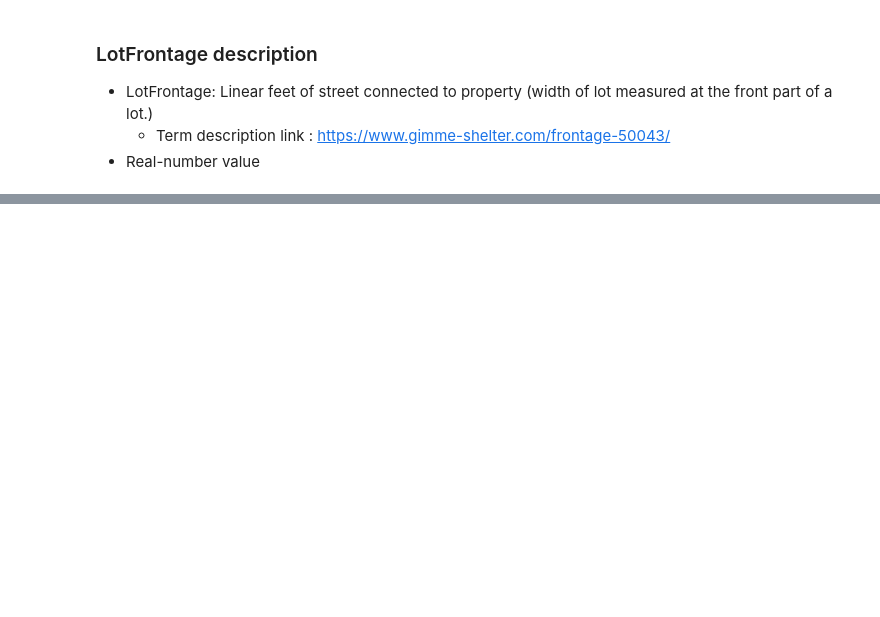
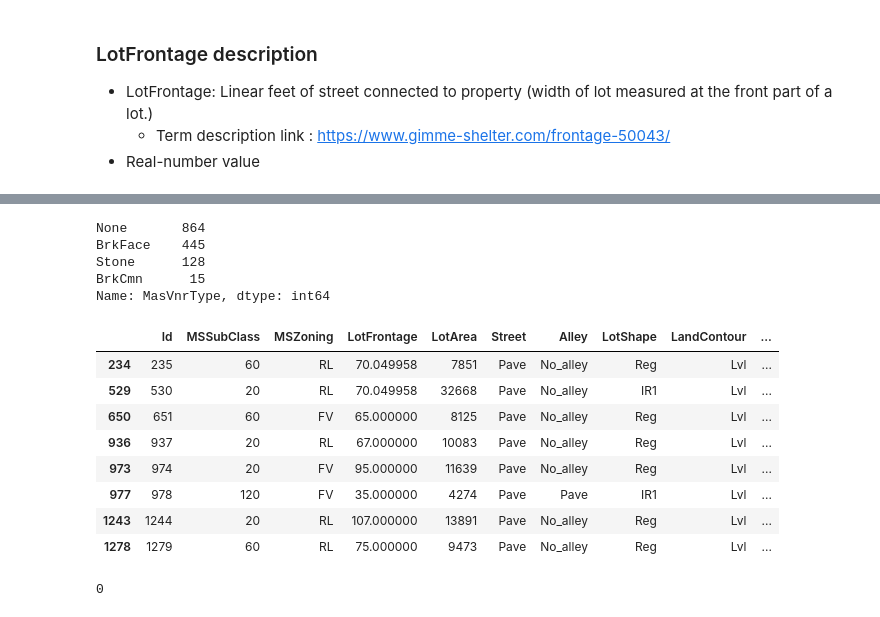
Before and after one commit to young-hun-jo/KaggleStruggle, a Jupyter notebook: house_price/predict_house_price.ipynb, the cells around one changed output, grey strips where cells are left out. Saved outputs shown, nothing was run; the diff lists cells and outputs as text; code cells hidden in the pictures; blank space fills up the shorter version.

```diff
--- a/house_price/predict_house_price.ipynb
+++ b/house_price/predict_house_price.ipynb
@@ -348,0 +290,7 @@ data['LotFrontage'].isnull().sum()
+# %%
+# user MICE(Multiple Imputation by Chained Equation) method for real-value columns('Frontage').
+from sklearn.experimental import enable_iterative_imputer
+from sklearn.impute import IterativeImputer
+
+imp = IterativeImputer(max_iter=50, verbose=1, add_indicator=True, random_state=42)
+after_imp = imp.fit_transform(np.array(train['LotFrontage']).reshape(-1,1))
@@ -348,0 +316,35 @@ data['LotFrontage'].isnull().sum()
+# %%
+missing_df['MasVnrType'].value_counts()
+# %% [output]
+None       864
+BrkFace    445
+Stone      128
+BrkCmn      15
+Name: MasVnrType, dtype: int64
+# %%
+# "None" value dosen't have same meaning contrary with NaN value in 'MasVnrType' column.
+# So, I decided to use ' ? ' method to fill categorical missing value
+train[train['MasVnrType'].isnull()]
+# %% [output]
+|  | Id | MSSubClass | MSZoning | LotFrontage | LotArea | Street | Alley | LotShape | LandContour | ... |
+| 234 | 235 | 60 | RL | 70.049958 | 7851 | Pave | No_alley | Reg | Lvl | ... |
+| 529 | 530 | 20 | RL | 70.049958 | 32668 | Pave | No_alley | IR1 | Lvl | ... |
+| 650 | 651 | 60 | FV | 65.000000 | 8125 | Pave | No_alley | Reg | Lvl | ... |
+| 936 | 937 | 20 | RL | 67.000000 | 10083 | Pave | No_alley | Reg | Lvl | ... |
+| 973 | 974 | 20 | FV | 95.000000 | 11639 | Pave | No_alley | Reg | Lvl | ... |
+| 977 | 978 | 120 | FV | 35.000000 | 4274 | Pave | Pave | IR1 | Lvl | ... |
+| 1243 | 1244 | 20 | RL | 107.000000 | 13891 | Pave | No_alley | Reg | Lvl | ... |
+| 1278 | 1279 | 60 | RL | 75.000000 | 9473 | Pave | No_alley | Reg | Lvl | ... |
+# %%
+# Use 'sklearn-pandas CategoricalImputer' method. Because the missing values are categorical values. 'DNN algorithm' or 'KNN algorithm'
+# method is only applied to numeric values.
+# 'sklearn-pandas CategoricalImputer' uses method which replcaed missing values with the most frequent values in the columns.
+# change directory
+os.chdir(r'C:\Users\joyh1\Desktop\GitRepo\KaggleStruggle\house_price')
+from sklearn_pandas import CategoricalImputer
+imp = CategoricalImputer()
+MasVnrType = imp.fit_transform(train['MasVnrType'])
+train['MasVnrType'] = np.array(MasVnrType)
+train['MasVnrType'].isnull().sum()
+# %% [output]
+0
```
Also changed, not shown: parts of 54 cells of this notebook.
